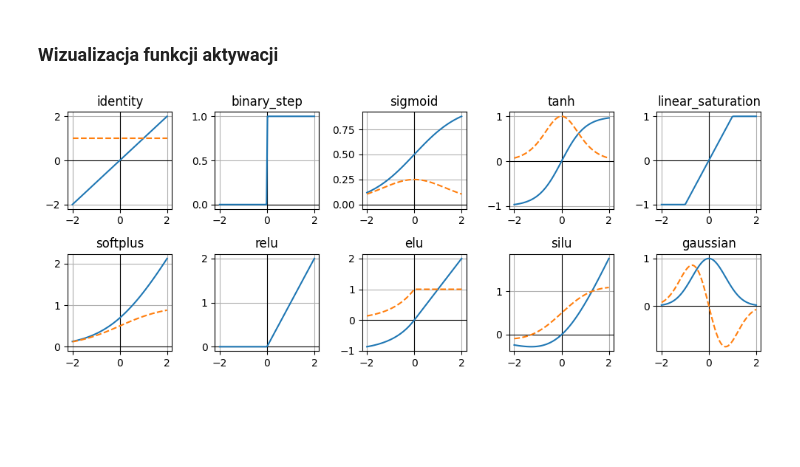
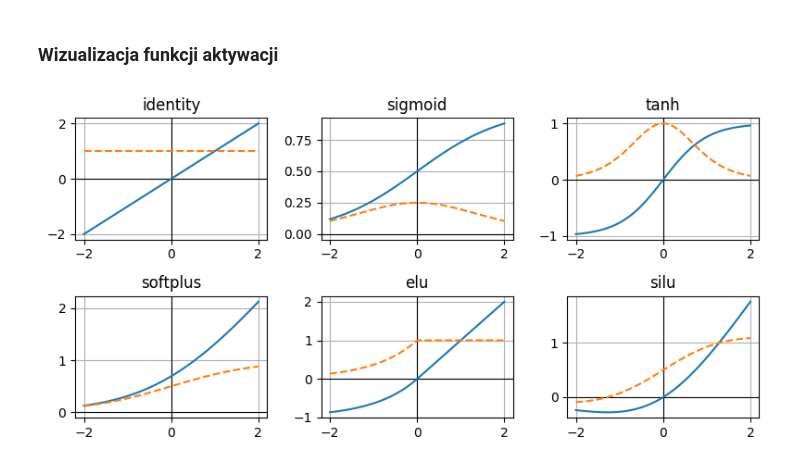
Before and after one commit to Alex4ndro5/ProjektSSN, a Jupyter notebook: Projekt_SSN.ipynb, the cells around one changed output. Cells and saved outputs as stored; diff of their text form; code cells hidden in the pictures; blank space fills up the shorter version.

Commit message:
usunięcie nieróżniczkowalnych funkcji aktywacji

```diff
--- a/Projekt_SSN.ipynb
+++ b/Projekt_SSN.ipynb
@@ -19,16 +19,6 @@ import matplotlib.pyplot as plt
 # %% [markdown]
 ### Kod funkcji aktywacji
 # %%
-# Liniowa funkcja aktywacji
-def identity(x, pochodna = False):
-    if pochodna:
-        return 1 + 0*x
-    return x
-# Progowa funkcja aktywacji
-def binary_step(x, pochodna = False):
-    if pochodna:
-        return None
-    return np.where(x > 0, 1, 0)
 # Logistyczna funkcja aktywacji
 def sigmoid(x, pochodna = False):
     if pochodna:
@@ -39,21 +29,11 @@ def tanh(x, pochodna = False):
     if pochodna:
         return 1 - np.tanh(x)**2
     return np.tanh(x)
-# Liniowa z nasyceniem funkcja aktywacji
-def linear_saturation(x, pochodna = False):
-    if pochodna:
-        return None
-    return np.maximum(-1, np.minimum(1, x))
 # Softplus
 def softplus(x, pochodna = False):
     if pochodna:
         return sigmoid(x)
     return np.log(1+np.exp(x))
-# Rectified Linear Unit - ReLU
-def relu(x, pochodna = False):
-    if pochodna:
-        return None
-    return np.maximum(x, 0)
 # Exponential Linear Unit - Elu
 def elu(x, pochodna = False):
     if pochodna:
@@ -74,29 +54,29 @@ def gaussian(x, pochodna = False):
 # %%
 # Ustawienia siatki
 rows = 2
-cols = 5
-fig, axes = plt.subplots(rows, cols, figsize=(10, 4))
+cols = 3
+fig, axes = plt.subplots(rows, cols, figsize=(8, 4))
 
 # Tworzenie wykresów dla każdej funkcji
-functions = [identity, binary_step, sigmoid, tanh, linear_saturation, softplus, relu, elu, silu, gaussian]
-function_names = ['identity', 'binary_step', 'sigmoid', 'tanh', 'linear_saturation', 'softplus', 'relu', 'elu', 'silu', 'gaussian']
+functions = [identity, sigmoid, tanh, softplus, elu, silu, gaussian]
+function_names = ['identity', 'sigmoid', 'tanh', 'softplus', 'elu', 'silu', 'gaussian']
 
 for i, ax in enumerate(axes.flatten()):
     x = np.linspace(-2, 2, 100)
     y = functions[i](x)
     y_derivatives = functions[i](x, pochodna=True)
     ax.axhline(0, color='black', linewidth=0.8)
     ax.axvline(0, color='black', linewidth=0.8)
     ax.plot(x, y, linewidth=1.5)
     if y_derivatives is not None:
         ax.plot(x, y_derivatives, linewidth=1.5, linestyle='--')
     ax.set_title(function_names[i])
     ax.grid(True)
 
 
 
 plt.tight_layout()
 
 plt.show()
 # %% [output]
-[figure, old version]
+[figure, new version]
```
